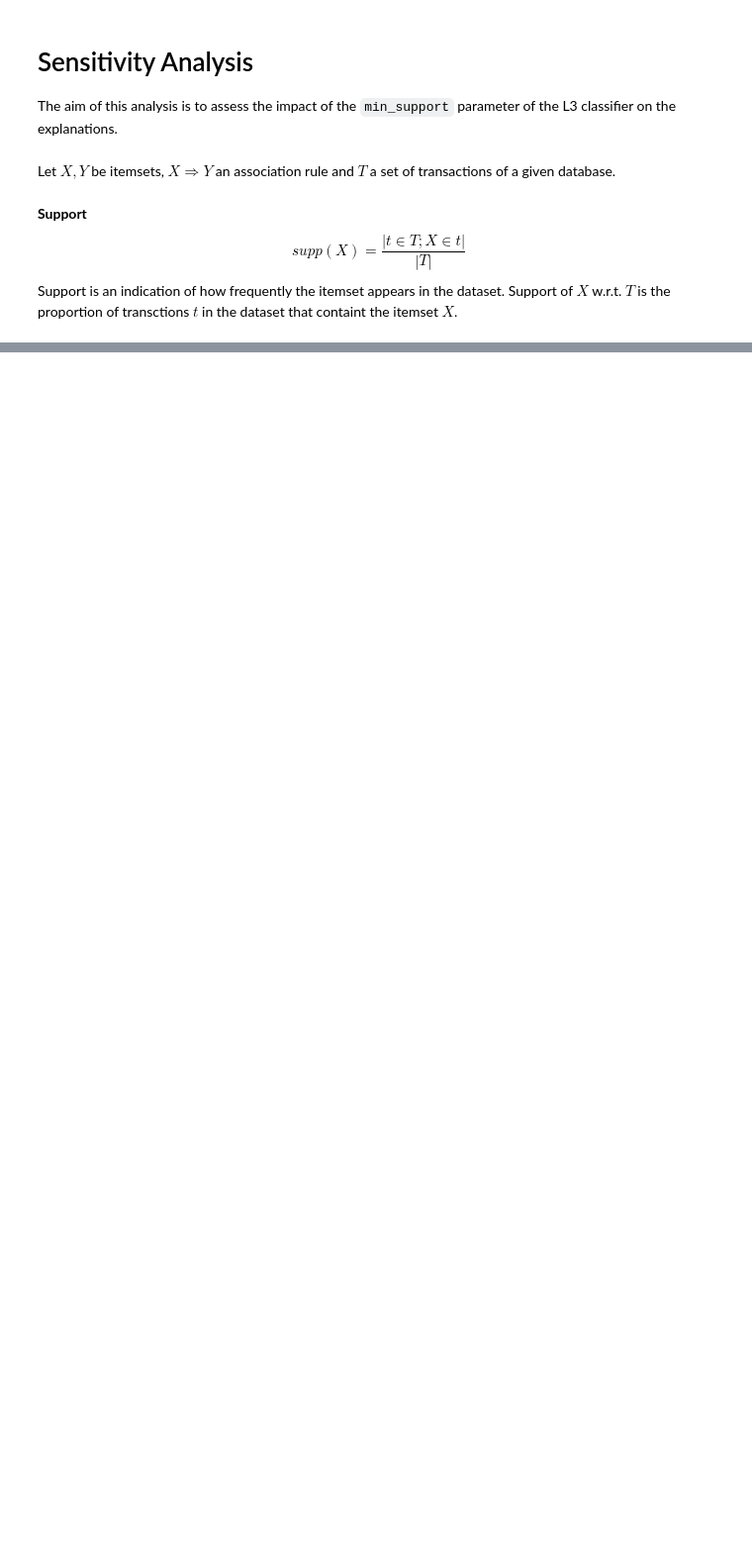
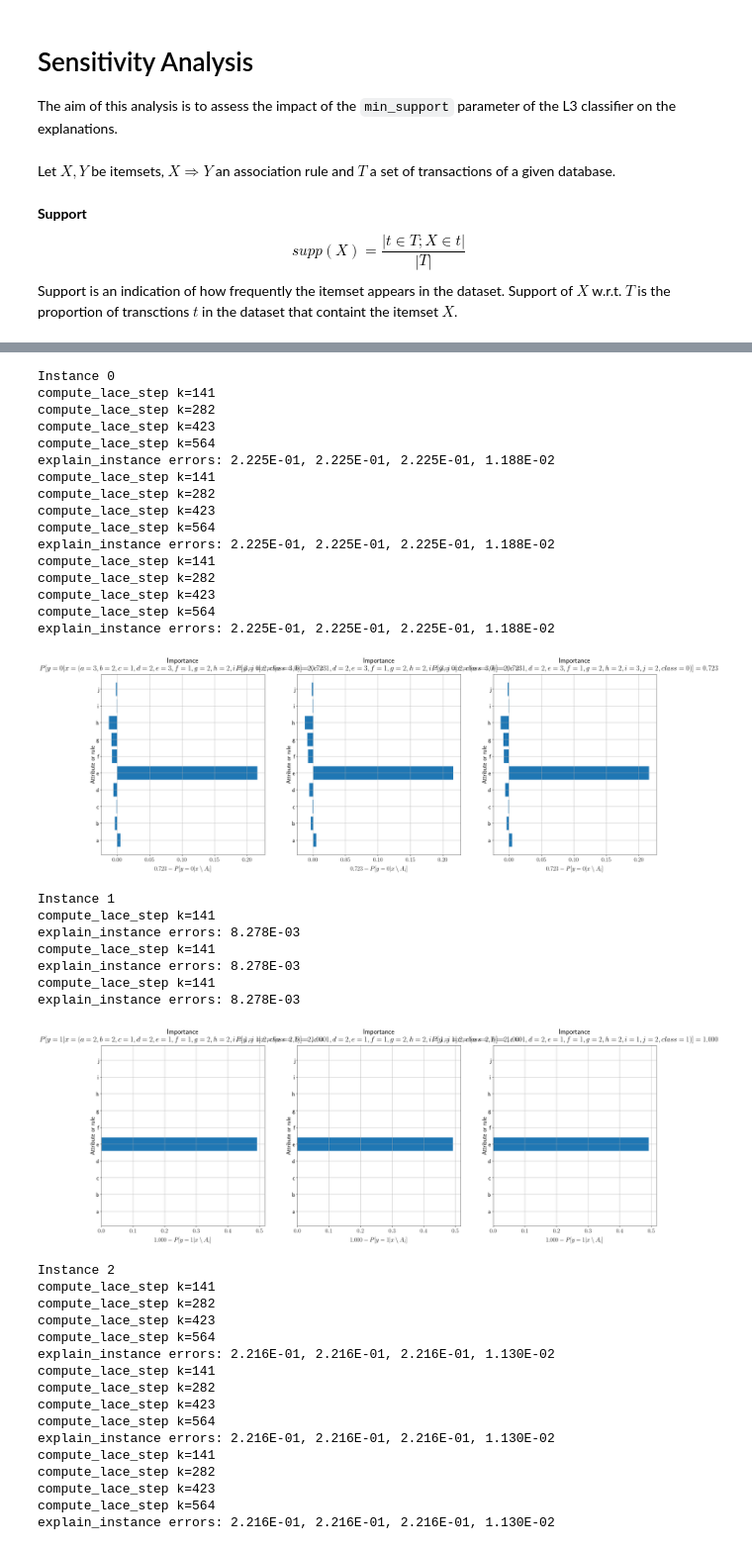
Before and after one commit to mrandri19/Internship-Project-X-PLAIN, a Jupyter notebook: Sensitivity Analysis.ipynb, the cells around one changed output, grey strips where cells are left out. Shown at 99% size. Saved outputs shown, nothing was run; the diff lists cells and outputs as text; code cells hidden in the pictures; blank space fills up the shorter version.

```diff
--- a/Sensitivity Analysis.ipynb
+++ b/Sensitivity Analysis.ipynb
@@ -213,0 +398,53 @@ for i in range(20):
+# %%
+def run(i):
+    print(f"Instance {i}")
+    fig, (ax1, ax2, ax3) = plt.subplots(1, 3)
+    plot(ax1, get_explanation(i, join(DEFAULT_DIR, "datasets/monks_extended.arff"), "sklearn_nb", 0.01))
+    plot(ax2, get_explanation(i, join(DEFAULT_DIR, "datasets/monks_extended.arff"), "sklearn_nb", 0.05))
+    plot(ax3, get_explanation(i, join(DEFAULT_DIR, "datasets/monks_extended.arff"), "sklearn_nb", 0.075))
+    plt.show()
+
+for i in range(4):
+    run(i)
+# %% [output]
+Instance 0
+compute_lace_step k=141
+compute_lace_step k=282
+compute_lace_step k=423
+compute_lace_step k=564
+explain_instance errors: 2.225E-01, 2.225E-01, 2.225E-01, 1.188E-02
+compute_lace_step k=141
+compute_lace_step k=282
+compute_lace_step k=423
+compute_lace_step k=564
+explain_instance errors: 2.225E-01, 2.225E-01, 2.225E-01, 1.188E-02
+compute_lace_step k=141
+compute_lace_step k=282
+compute_lace_step k=423
+compute_lace_step k=564
+explain_instance errors: 2.225E-01, 2.225E-01, 2.225E-01, 1.188E-02
+[figure, added]
+Instance 1
+compute_lace_step k=141
+explain_instance errors: 8.278E-03
+compute_lace_step k=141
+explain_instance errors: 8.278E-03
+compute_lace_step k=141
+explain_instance errors: 8.278E-03
+[figure, added]
+Instance 2
+compute_lace_step k=141
+compute_lace_step k=282
+compute_lace_step k=423
+compute_lace_step k=564
+explain_instance errors: 2.216E-01, 2.216E-01, 2.216E-01, 1.130E-02
+compute_lace_step k=141
+compute_lace_step k=282
+compute_lace_step k=423
+compute_lace_step k=564
+explain_instance errors: 2.216E-01, 2.216E-01, 2.216E-01, 1.130E-02
+compute_lace_step k=141
+compute_lace_step k=282
+compute_lace_step k=423
+compute_lace_step k=564
+explain_instance errors: 2.216E-01, 2.216E-01, 2.216E-01, 1.130E-02
```
Also changed, not shown: parts of 24 cells of this notebook, 1 other file.
